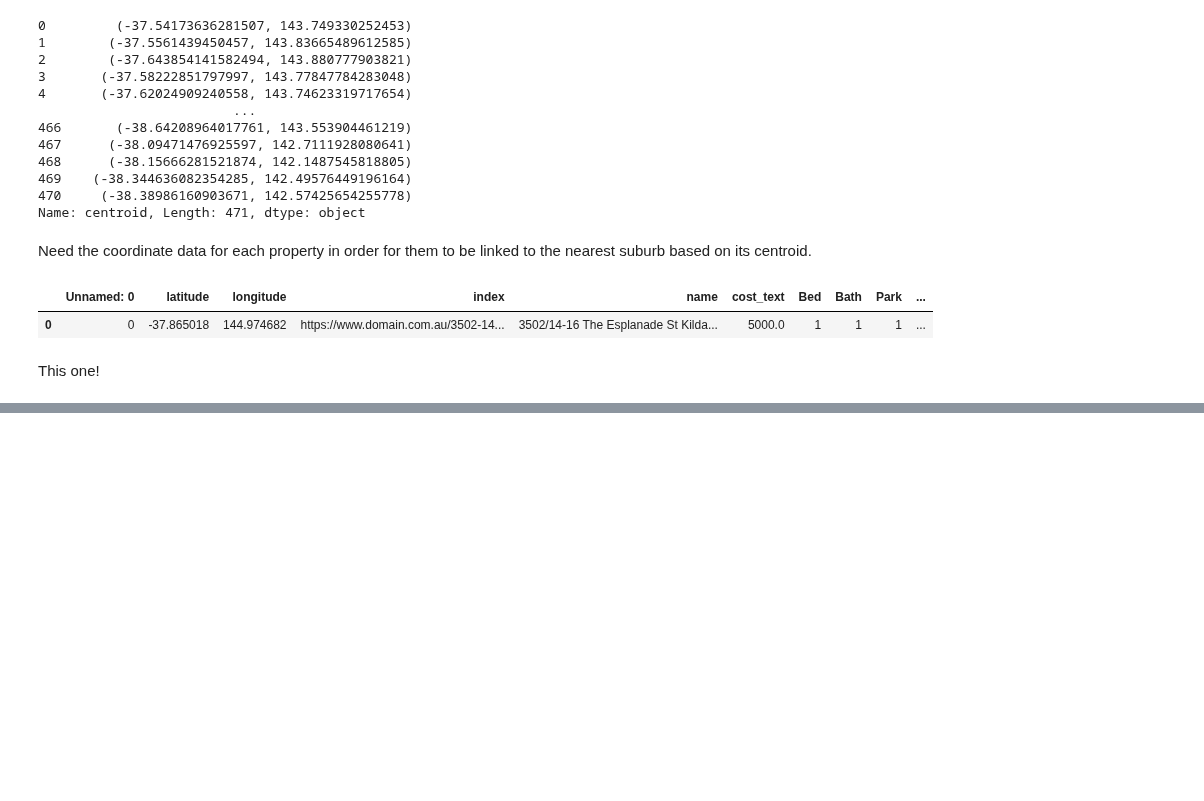
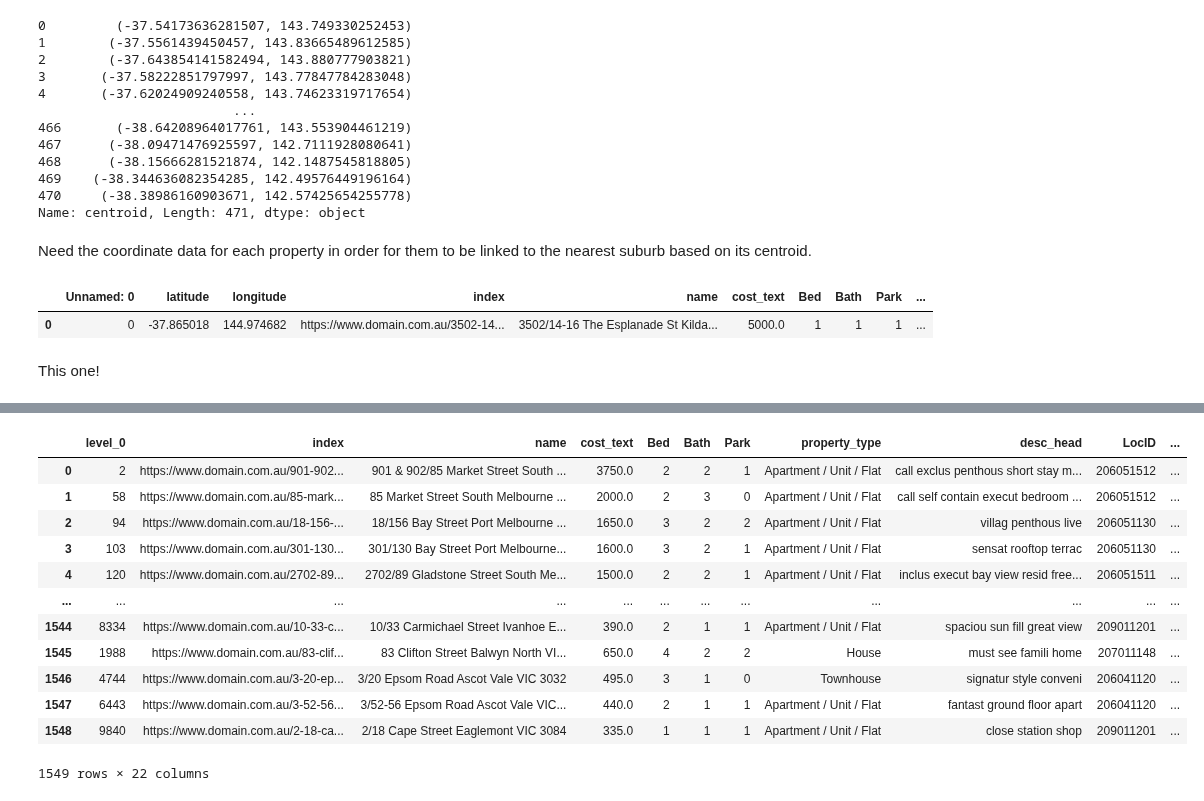
Before and after one commit to MAST30034-Applied-Data-Science/generic-real-estate-consulting-project-group-30, a Jupyter notebook: notebooks/join_datasets.ipynb, the cells around one changed output, grey strips where cells are left out. Drawn from its saved outputs; the diff is of its cells as text; code cells hidden in the pictures; blank space fills up the shorter version.

```diff
--- a/notebooks/join_datasets.ipynb
+++ b/notebooks/join_datasets.ipynb
@@ -288,3 +132,0 @@ df
-# %%
-df = df.drop(columns=["centroid", "geometry", "Unnamed: 0"])
-df.head(1)
@@ -293,0 +133,14 @@ df.head(1)
+# %%
+
+distances = []
+
+for point2 in df_missing["point"]:
+    min_dist_idx = None
+    min_dist = inf
+    for i in range(len(df_centroid["centroid"])):
+        point1 = df_centroid["centroid"][i]
+        dist = haversine(point1[1], point1[0], point2[1], point2[0])
+        if dist < min_dist:
+            min_dist_idx = i
+            min_dist = dist
+    distances.append((min_dist_idx, min_dist))
@@ -293,0 +167,35 @@ df.head(1)
+# %%
+df_missing.reset_index(inplace=True)
+# %%
+
+for i in range(len(distances)):
+    d = distances[i]
+    idx = d[0]
+    sa_code = df_centroid["SA2_CODE_2021"][idx]
+    df_missing.at[i, "SA2_CODE_2021"] = sa_code
+# %%
+df.dropna(subset="SA2_CODE_2021", inplace=True)
+
+# check what columns we no longer need; remove them
+unwanted_columns = ["Median_tot_prsnl_inc_weekly", "Median_rent_weekly", "Median_tot_fam_inc_weekly",
+                    "Median_tot_hhd_inc_weekly", "total_population", "geometry", "centroid"]
+df_missing.drop(columns=unwanted_columns, inplace=True)
+unwanted_columns = ["geometry", "centroid"]
+df.drop(columns=unwanted_columns, inplace=True)
+
+df_missing = df_missing.merge(income_and_pop, how='inner', on='SA2_CODE_2021')
+df_missing
+# %% [output]
+|  | level_0 | index | name | cost_text | Bed | Bath | Park | property_type | desc_head | LocID | ... |
+| 0 | 2 | https://www.domain.com.au/901-902... | 901 & 902/85 Market Street South ... | 3750.0 | 2 | 2 | 1 | Apartment / Unit / Flat | call exclus penthous short stay m... | 206051512 | ... |
+| 1 | 58 | https://www.domain.com.au/85-mark... | 85 Market Street South Melbourne ... | 2000.0 | 2 | 3 | 0 | Apartment / Unit / Flat | call self contain execut bedroom ... | 206051512 | ... |
+| 2 | 94 | https://www.domain.com.au/18-156-... | 18/156 Bay Street Port Melbourne ... | 1650.0 | 3 | 2 | 2 | Apartment / Unit / Flat | villag penthous live | 206051130 | ... |
+| 3 | 103 | https://www.domain.com.au/301-130... | 301/130 Bay Street Port Melbourne... | 1600.0 | 3 | 2 | 1 | Apartment / Unit / Flat | sensat rooftop terrac | 206051130 | ... |
+| 4 | 120 | https://www.domain.com.au/2702-89... | 2702/89 Gladstone Street South Me... | 1500.0 | 2 | 2 | 1 | Apartment / Unit / Flat | inclus execut bay view resid free... | 206051511 | ... |
+| ... | ... | ... | ... | ... | ... | ... | ... | ... | ... | ... | ... |
+| 1544 | 8334 | https://www.domain.com.au/10-33-c... | 10/33 Carmichael Street Ivanhoe E... | 390.0 | 2 | 1 | 1 | Apartment / Unit / Flat | spaciou sun fill great view | 209011201 | ... |
+| 1545 | 1988 | https://www.domain.com.au/83-clif... | 83 Clifton Street Balwyn North VI... | 650.0 | 4 | 2 | 2 | House | must see famili home | 207011148 | ... |
+| 1546 | 4744 | https://www.domain.com.au/3-20-ep... | 3/20 Epsom Road Ascot Vale VIC 3032 | 495.0 | 3 | 1 | 0 | Townhouse | signatur style conveni | 206041120 | ... |
+| 1547 | 6443 | https://www.domain.com.au/3-52-56... | 3/52-56 Epsom Road Ascot Vale VIC... | 440.0 | 2 | 1 | 1 | Apartment / Unit / Flat | fantast ground floor apart | 206041120 | ... |
+| 1548 | 9840 | https://www.domain.com.au/2-18-ca... | 2/18 Cape Street Eaglemont VIC 3084 | 335.0 | 1 | 1 | 1 | Apartment / Unit / Flat | close station shop | 209011201 | ... |
+1549 rows × 22 columns
```
Also changed, not shown: parts of 21 cells of this notebook, 1 other file.
